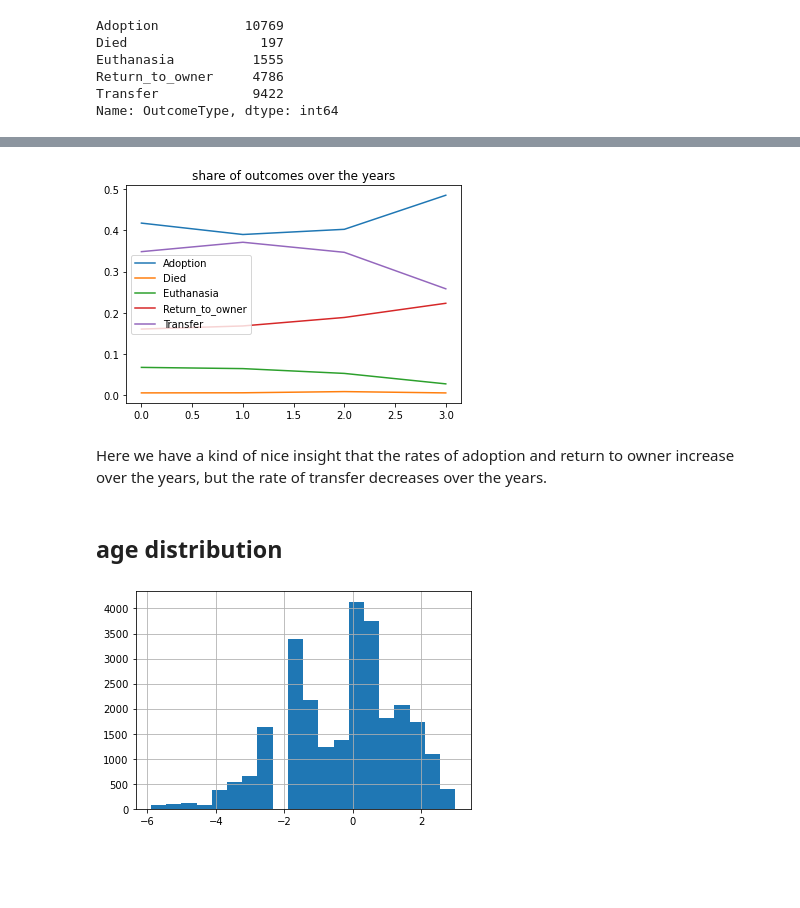
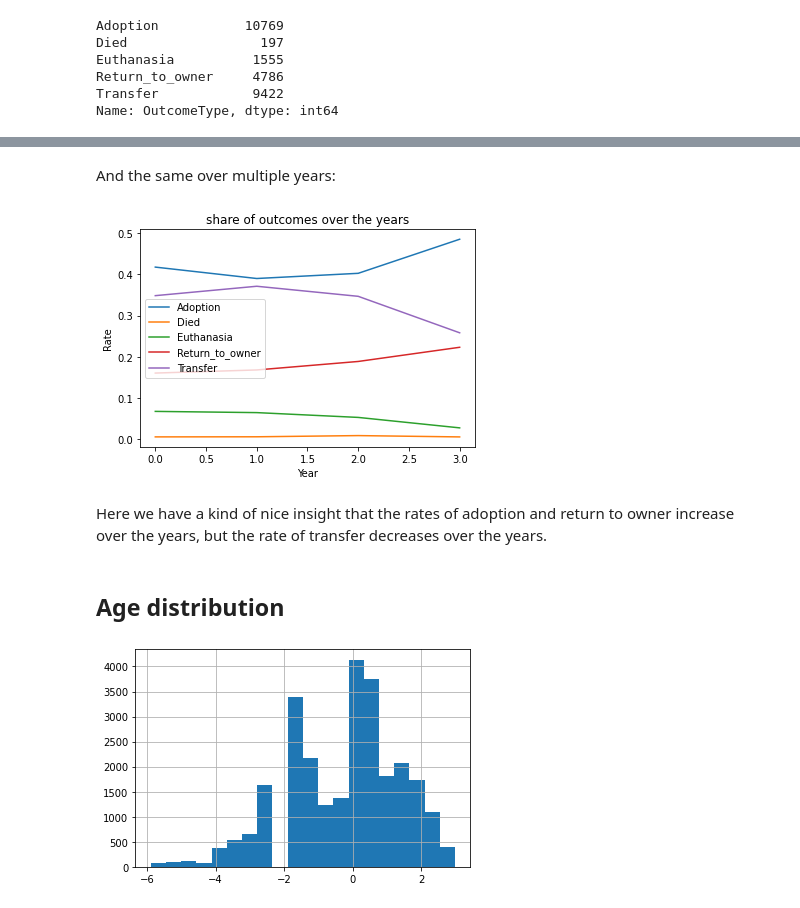
Before and after one commit to DavidSiegl/Animal-Shelter-Analysis, a Jupyter notebook: exploratory data analysis.ipynb, the cells around one changed output, grey strips where cells are left out. Drawn from its saved outputs; the diff is of its cells as text; code cells hidden in the pictures; blank space fills up the shorter version.

```diff
--- a/exploratory data analysis.ipynb
+++ b/exploratory data analysis.ipynb
@@ -57,24 +70,28 @@ plt.show()
+# %% [markdown]
+And the same over multiple years:
 # %%
 #now the same over the years
-share_of_outcomes = np.zeros((4,5))
+share_of_outcomes = np.zeros((4, 5))
 outcomes = data.OutcomeType.unique()
 outcomes.sort()
 
-for y in [2013,2014,2015,2016]:
-    share_of_outcomes[y-2013] = data[data.year == y].OutcomeType.value_counts().sort_index()
-    share_of_outcomes[y-2013] = share_of_outcomes[y-2013]/np.sum(share_of_outcomes[y-2013])
+for y in [2013, 2014, 2015, 2016]:
+    share_of_outcomes[y - 2013] = data[data.year == y].OutcomeType.value_counts().sort_index()
+    share_of_outcomes[y - 2013] = share_of_outcomes[y - 2013] / np.sum(share_of_outcomes[y - 2013])
 
 share_of_outcomes = share_of_outcomes.T
 
 plt.title('share of outcomes over the years')
 for i in range(5):
-    plt.plot(share_of_outcomes[i], label = outcomes[i])
+    plt.plot(share_of_outcomes[i], label=outcomes[i])
 plt.legend()
+plt.xlabel("Year")
+plt.ylabel("Rate")
 plt.show()
 # %% [output]
-[figure, old version]
+[figure, new version]
 # %% [markdown]
 Here we have a kind of nice insight that the rates of adoption and return to owner increase over the years, but the rate of transfer decreases over the years.
 # %% [markdown]
-## age distribution
+## Age distribution
 # %%
```
Also changed, not shown: parts of 22 cells of this notebook, 3 other files.
